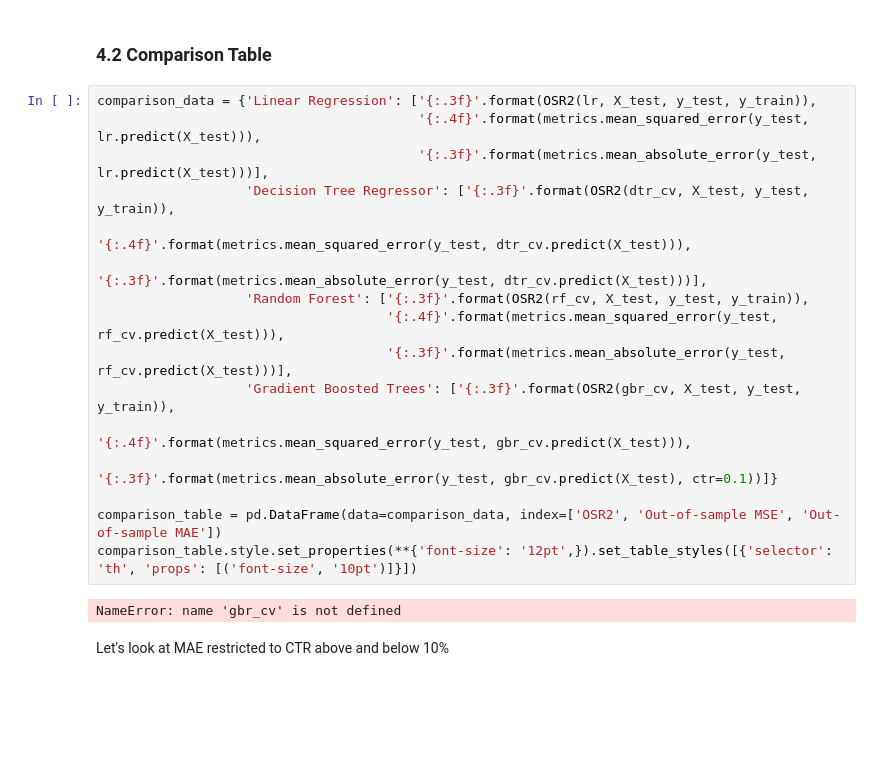
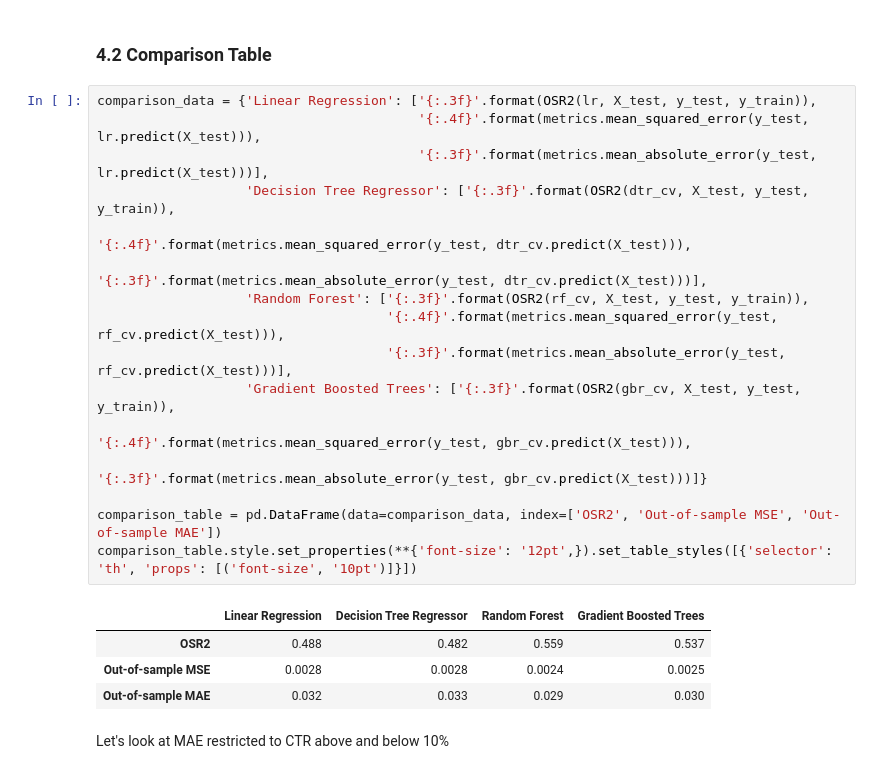
Before and after one commit to ivynangalia/320, a Jupyter notebook: lessons/Week13-1.ipynb, the cells around one changed output. Saved outputs shown, nothing was run; the diff lists cells and outputs as text; blank space fills up the shorter version.

```diff
--- a/lessons/Week13-1.ipynb
+++ b/lessons/Week13-1.ipynb
@@ -376,21 +411,24 @@ lr = LinearRegression().fit(X_train, y_train)
 # %%
 comparison_data = {'Linear Regression': ['{:.3f}'.format(OSR2(lr, X_test, y_test, y_train)),
                                          '{:.4f}'.format(metrics.mean_squared_error(y_test, lr.predict(X_test))),
                                          '{:.3f}'.format(metrics.mean_absolute_error(y_test, lr.predict(X_test)))],
                    'Decision Tree Regressor': ['{:.3f}'.format(OSR2(dtr_cv, X_test, y_test, y_train)),
                                                '{:.4f}'.format(metrics.mean_squared_error(y_test, dtr_cv.predict(X_test))),
                                                '{:.3f}'.format(metrics.mean_absolute_error(y_test, dtr_cv.predict(X_test)))],
                    'Random Forest': ['{:.3f}'.format(OSR2(rf_cv, X_test, y_test, y_train)),
                                      '{:.4f}'.format(metrics.mean_squared_error(y_test, rf_cv.predict(X_test))),
                                      '{:.3f}'.format(metrics.mean_absolute_error(y_test, rf_cv.predict(X_test)))],
                    'Gradient Boosted Trees': ['{:.3f}'.format(OSR2(gbr_cv, X_test, y_test, y_train)),
                                               '{:.4f}'.format(metrics.mean_squared_error(y_test, gbr_cv.predict(X_test))),
-                                              '{:.3f}'.format(metrics.mean_absolute_error(y_test, gbr_cv.predict(X_test), ctr=0.1))]}
+                                              '{:.3f}'.format(metrics.mean_absolute_error(y_test, gbr_cv.predict(X_test)))]}
 
 comparison_table = pd.DataFrame(data=comparison_data, index=['OSR2', 'Out-of-sample MSE', 'Out-of-sample MAE'])
 comparison_table.style.set_properties(**{'font-size': '12pt',}).set_table_styles([{'selector': 'th', 'props': [('font-size', '10pt')]}])
 # %% [output]
-NameError: name 'gbr_cv' is not defined
+|  | Linear Regression | Decision Tree Regressor | Random Forest | Gradient Boosted Trees |
+| OSR2 | 0.488 | 0.482 | 0.559 | 0.537 |
+| Out-of-sample MSE | 0.0028 | 0.0028 | 0.0024 | 0.0025 |
+| Out-of-sample MAE | 0.032 | 0.033 | 0.029 | 0.030 |
 # %% [markdown]
 Let's look at MAE restricted to CTR above and below 10%
 # %% [markdown]
```
Also changed, not shown: parts of 7 cells of this notebook, 6 other files.
